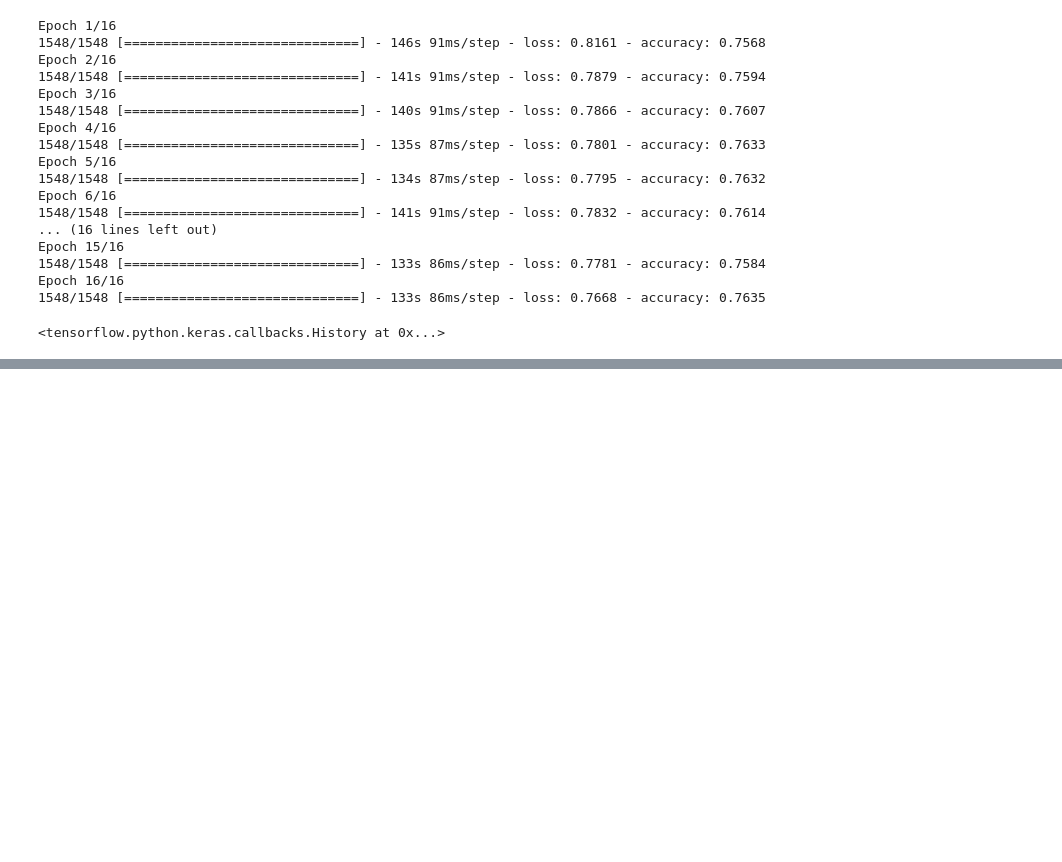
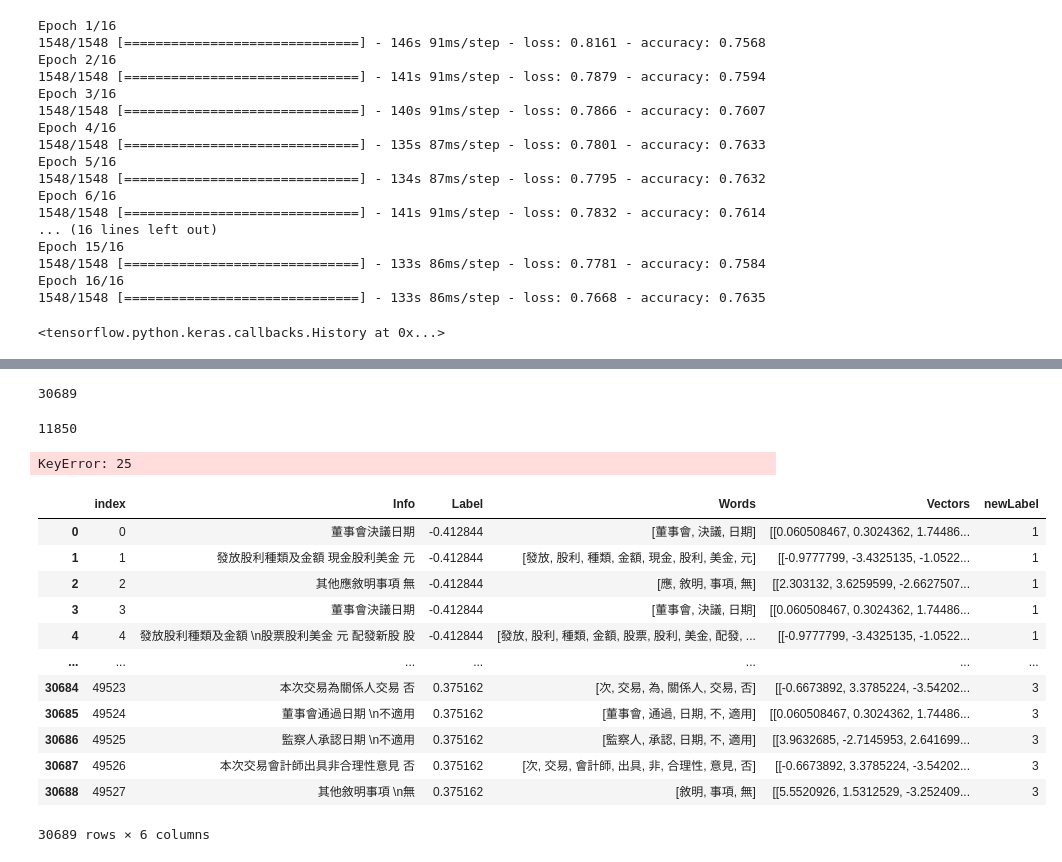
Before and after one commit to samwang1228/stock, a Jupyter notebook: 紹丞/情緒分析/Word2Vec_GRU串接.ipynb, the cells around one changed output, grey strips where cells are left out. Cells and saved outputs as stored; diff of their text form; code cells hidden in the pictures; blank space fills up the shorter version.

Commit message:
balance data

```diff
--- a/紹丞/情緒分析/Word2Vec_GRU串接.ipynb
+++ b/紹丞/情緒分析/Word2Vec_GRU串接.ipynb
@@ -295,3 +269,4 @@ Name: 3895, dtype: object
 # %%
-copydata['Info'][100]
+for i in range(len(y)):
+    print(np.argmax(y[i]))
 # %% [output]
@@ -298,0 +290,5 @@ copydata['Info'][100]
+# %%
+counter=0
+for i in range(len(y)):
+    if (np.argmax(y[i])!=2):
+        counter+=1
@@ -298,0 +299,14 @@ copydata['Info'][100]
+# %%
+balance=[]
+add=True
+for i in range(len(copydata)):
+    if(copydata['newLabel'][i]==2):
+        if(add==True):
+            balance.append(pd.DataFrame(copydata.iloc[i]))
+            add=False
+        else:
+            add=True
+    else:
+        balance.append(pd.DataFrame(copydata.iloc[i]))
+
+balance[0]
@@ -298,0 +320,38 @@ copydata['Info'][100]
+# %%
+filter1=balance[0].T
+for i in range(len(balance)-1):
+    filter1=pd.concat([filter1,balance[i+1].T], join='inner')
+# %%
+len(filter1)
+# %% [output]
+30689
+# %%
+condi=copydata['newLabel']!=2
+len(copydata[condi])
+# %% [output]
+11850
+# %%
+fx=[]
+fy=[]
+for i in range((len(filter1))):
+    fx.append(filter1['Vectors'][i])
+    fy.append(filter1['newLabel'][i])
+fy[0]
+# %% [output]
+KeyError: 25
+# %%
+filter1.reset_index()
+# %% [output]
+|  | index | Info | Label | Words | Vectors | newLabel |
+| 0 | 0 | 董事會決議日期 | -0.412844 | [董事會, 決議, 日期] | [[0.060508467, 0.3024362, 1.74486... | 1 |
+| 1 | 1 | 發放股利種類及金額 現金股利美金 元 | -0.412844 | [發放, 股利, 種類, 金額, 現金, 股利, 美金, 元] | [[-0.9777799, -3.4325135, -1.0522... | 1 |
+| 2 | 2 | 其他應敘明事項 無 | -0.412844 | [應, 敘明, 事項, 無] | [[2.303132, 3.6259599, -2.6627507... | 1 |
+| 3 | 3 | 董事會決議日期 | -0.412844 | [董事會, 決議, 日期] | [[0.060508467, 0.3024362, 1.74486... | 1 |
+| 4 | 4 | 發放股利種類及金額 \n股票股利美金 元 配發新股 股 | -0.412844 | [發放, 股利, 種類, 金額, 股票, 股利, 美金, 配發, ... | [[-0.9777799, -3.4325135, -1.0522... | 1 |
+| ... | ... | ... | ... | ... | ... | ... |
+| 30684 | 49523 | 本次交易為關係人交易 否 | 0.375162 | [次, 交易, 為, 關係人, 交易, 否] | [[-0.6673892, 3.3785224, -3.54202... | 3 |
+| 30685 | 49524 | 董事會通過日期 \n不適用 | 0.375162 | [董事會, 通過, 日期, 不, 適用] | [[0.060508467, 0.3024362, 1.74486... | 3 |
+| 30686 | 49525 | 監察人承認日期 \n不適用 | 0.375162 | [監察人, 承認, 日期, 不, 適用] | [[3.9632685, -2.7145953, 2.641699... | 3 |
+| 30687 | 49526 | 本次交易會計師出具非合理性意見 否 | 0.375162 | [次, 交易, 會計師, 出具, 非, 合理性, 意見, 否] | [[-0.6673892, 3.3785224, -3.54202... | 3 |
+| 30688 | 49527 | 其他敘明事項 \n無 | 0.375162 | [敘明, 事項, 無] | [[5.5520926, 1.5312529, -3.252409... | 3 |
+30689 rows × 6 columns
```
Also changed, not shown: parts of 10 cells of this notebook.
